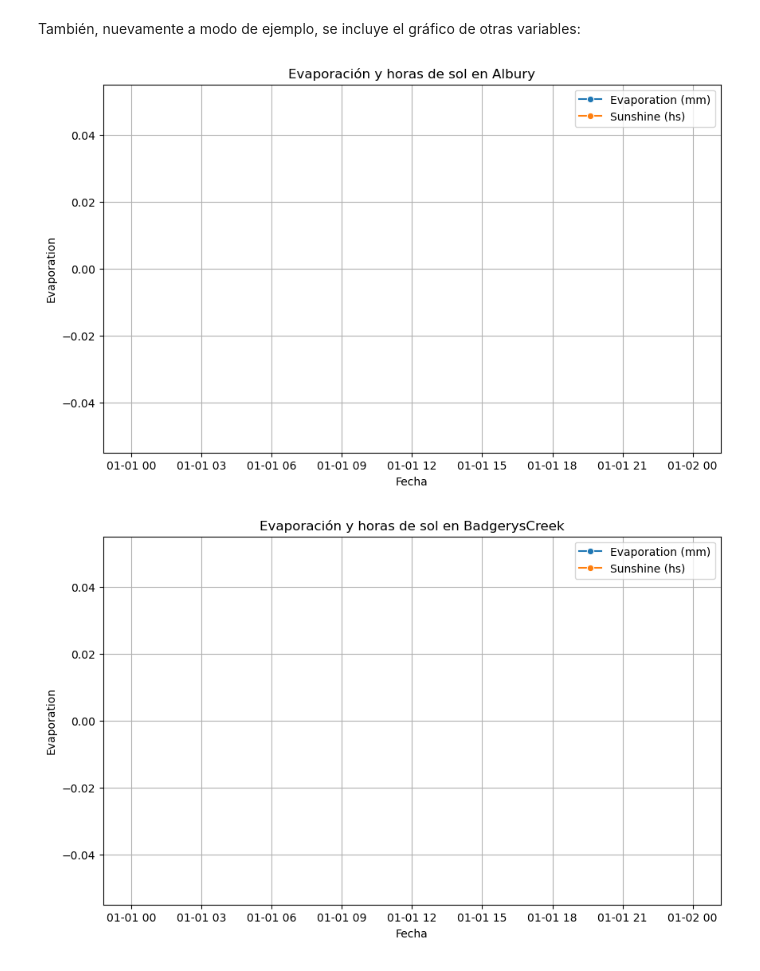
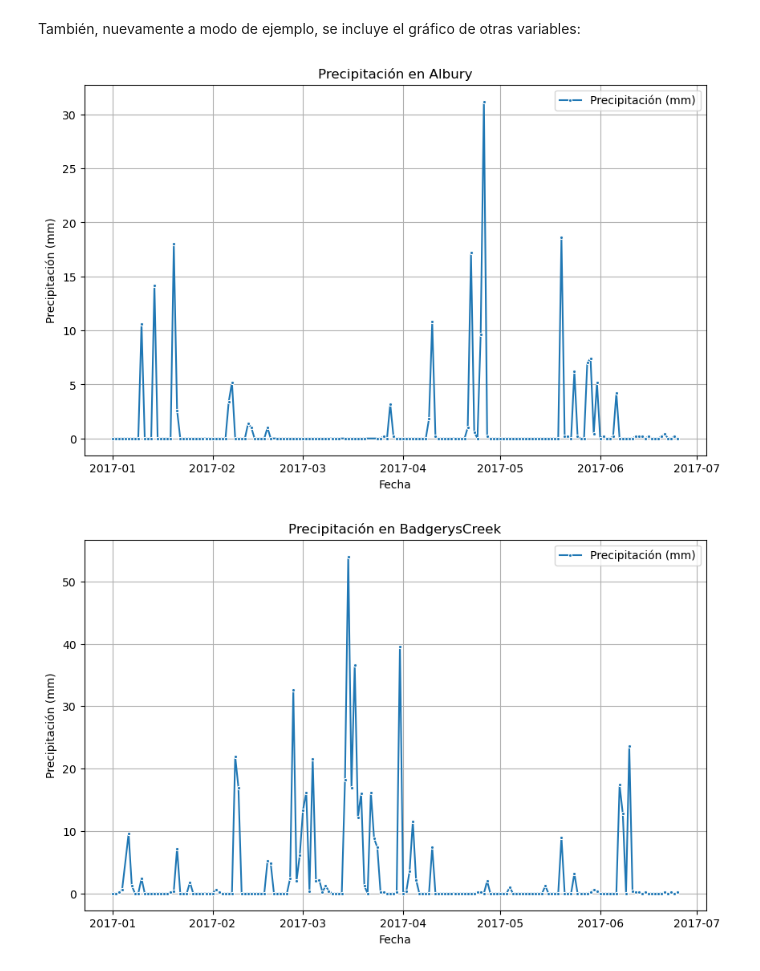
Before and after one commit to gx-ceia-tps/TP_AdD, a Jupyter notebook: TP_AdD.ipynb, the cells around one changed output. Saved outputs shown, nothing was run; the diff lists cells and outputs as text; code cells hidden in the pictures.

```diff
--- a/TP_AdD.ipynb
+++ b/TP_AdD.ipynb
@@ -98,9 +98,9 @@ geolocator = Nominatim(user_agent="myGeocoderApp")
 
 coordinates = {}
 
-for location in unique_locations:
+for location in locations:
     coords = geolocator.geocode(location)
-    if location:
+    if coords:
         coordinates[location] = (coords.latitude, coords.longitude)
     else:
         print(location + " no fue encontrada.")
@@ -263,30 +264,29 @@ También, nuevamente a modo de ejemplo, se incluye el gráfico de otras variable
 # %%
 for location in locations_to_plot:
     location_df = dfs_by_location[location]
 
     plt.figure(figsize=(10, 6))
 
     # Se convierte la columna 'Date' a tipo datetime
     location_df['Date'] = pd.to_datetime(location_df['Date'])
 
     # Se ordena por fecha
     location_df = location_df.sort_values(by='Date')
 
     # Se filtra por el rango de fechas
     location_df = location_df[(location_df['Date'] >= start_date) & (location_df['Date'] <= end_date)]
 
-    sns.lineplot(data=location_df, x='Date', y='Evaporation', label='Evaporation (mm)', marker='o')
-    sns.lineplot(data=location_df, x='Date', y='Sunshine', label='Sunshine (hs)', marker='o')
+    sns.lineplot(data=location_df, x='Date', y='Rainfall', label='Precipitación (mm)', marker='.')
 
-    plt.title(f'Evaporación y horas de sol en {location}')
+    plt.title(f'Precipitación en {location}')
     plt.xlabel('Fecha')
-    # plt.ylabel('Temperatura (°C)')
+    plt.ylabel('Precipitación (mm)')
     plt.legend()
     plt.grid(True)
 
     # Guardar la gráfica en un archivo
     # plt.savefig(f'{location}_temperature_evolution_seaborn.png')
     # plt.show()
 # %% [output]
-[figure, old version]
+[figure, new version]
-[figure, old version]
+[figure, new version]
```
Also changed, not shown: parts of 7 cells of this notebook.
